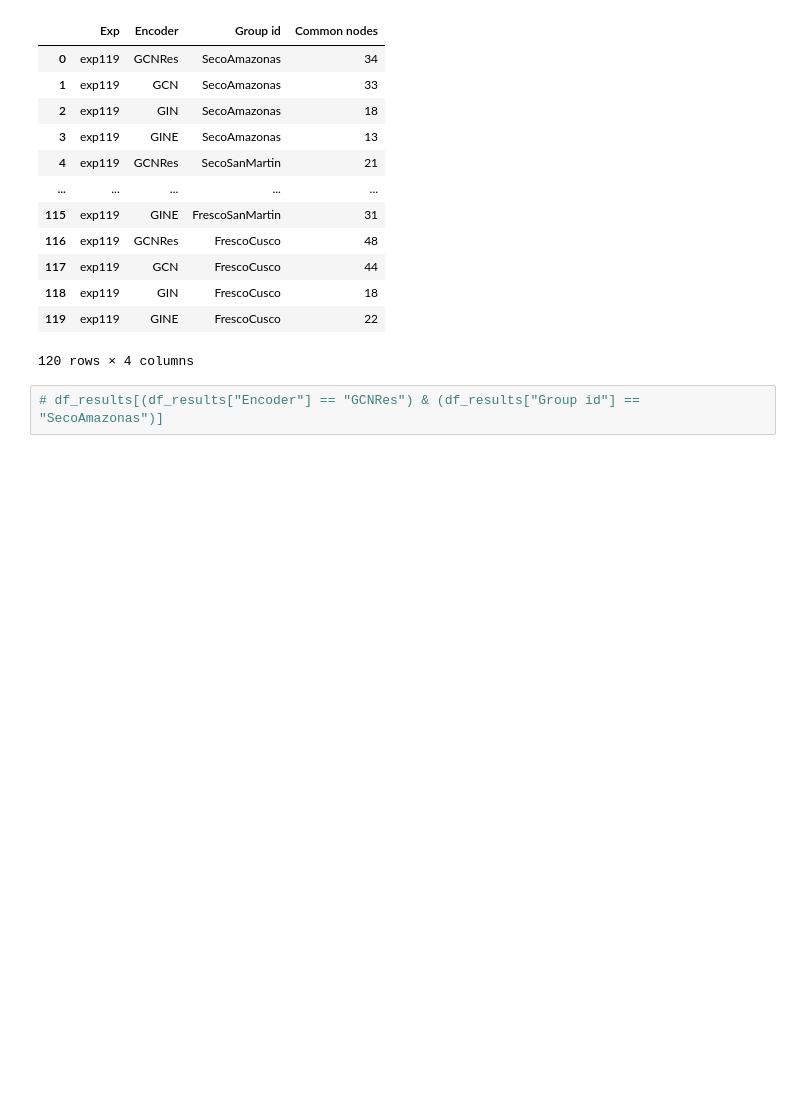
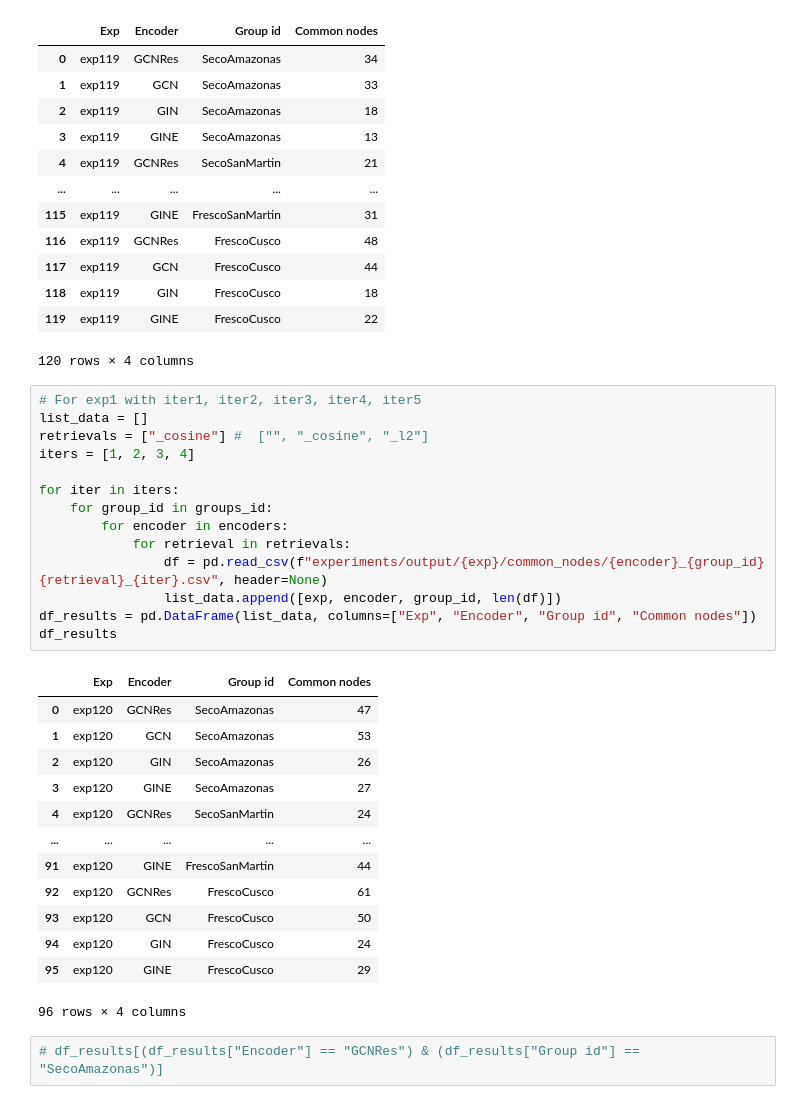
Before and after one commit to win7/T-GAE_PyG, a Jupyter notebook: utils.ipynb, the cells around one changed output. Drawn from its saved outputs; the diff is of its cells as text; blank space fills up the shorter version.

```diff
--- a/utils.ipynb
+++ b/utils.ipynb
@@ -1607,6 +1607,34 @@ df_results
 | 118 | exp119 | GIN | FrescoCusco | 18 |
 | 119 | exp119 | GINE | FrescoCusco | 22 |
 120 rows × 4 columns
+# %%
+# For exp1 with iter1, iter2, iter3, iter4, iter5
+list_data = []
+retrievals = ["_cosine"] #  ["", "_cosine", "_l2"]
+iters = [1, 2, 3, 4]
+
+for iter in iters:
+	for group_id in groups_id:
+		for encoder in encoders:
+			for retrieval in retrievals:
+				df = pd.read_csv(f"experiments/output/{exp}/common_nodes/{encoder}_{group_id}{retrieval}_{iter}.csv", header=None)
+				list_data.append([exp, encoder, group_id, len(df)])
+df_results = pd.DataFrame(list_data, columns=["Exp", "Encoder", "Group id", "Common nodes"])
+df_results
+# %% [output]
+|  | Exp | Encoder | Group id | Common nodes |
+| 0 | exp120 | GCNRes | SecoAmazonas | 47 |
+| 1 | exp120 | GCN | SecoAmazonas | 53 |
+| 2 | exp120 | GIN | SecoAmazonas | 26 |
+| 3 | exp120 | GINE | SecoAmazonas | 27 |
+| 4 | exp120 | GCNRes | SecoSanMartin | 24 |
+| ... | ... | ... | ... | ... |
+| 91 | exp120 | GINE | FrescoSanMartin | 44 |
+| 92 | exp120 | GCNRes | FrescoCusco | 61 |
+| 93 | exp120 | GCN | FrescoCusco | 50 |
+| 94 | exp120 | GIN | FrescoCusco | 24 |
+| 95 | exp120 | GINE | FrescoCusco | 29 |
+96 rows × 4 columns
 # %%
 # df_results[(df_results["Encoder"] == "GCNRes") & (df_results["Group id"] == "SecoAmazonas")]
 # %%
```
Also changed, not shown: parts of 3 cells of this notebook, 6 other files.
